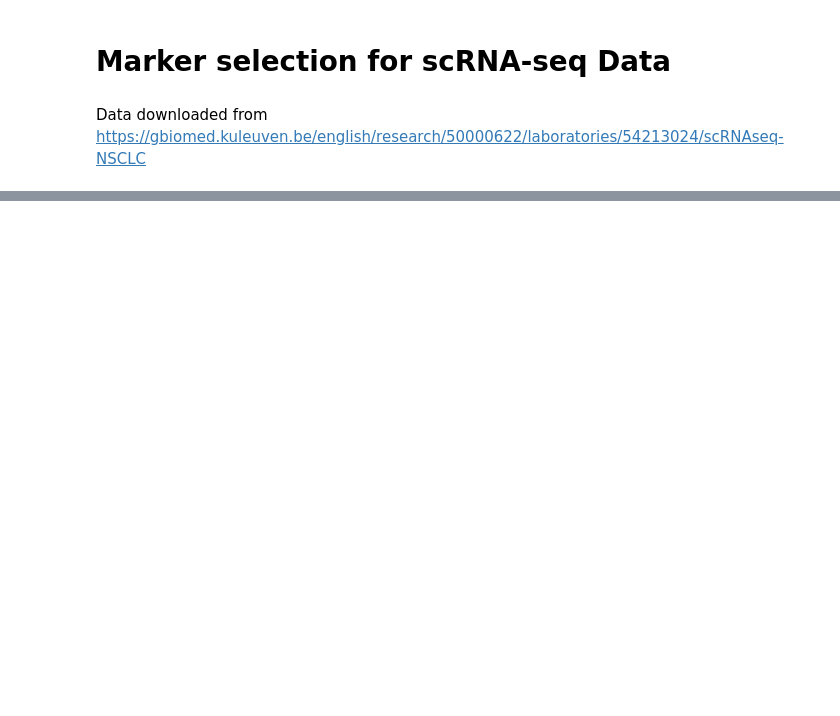
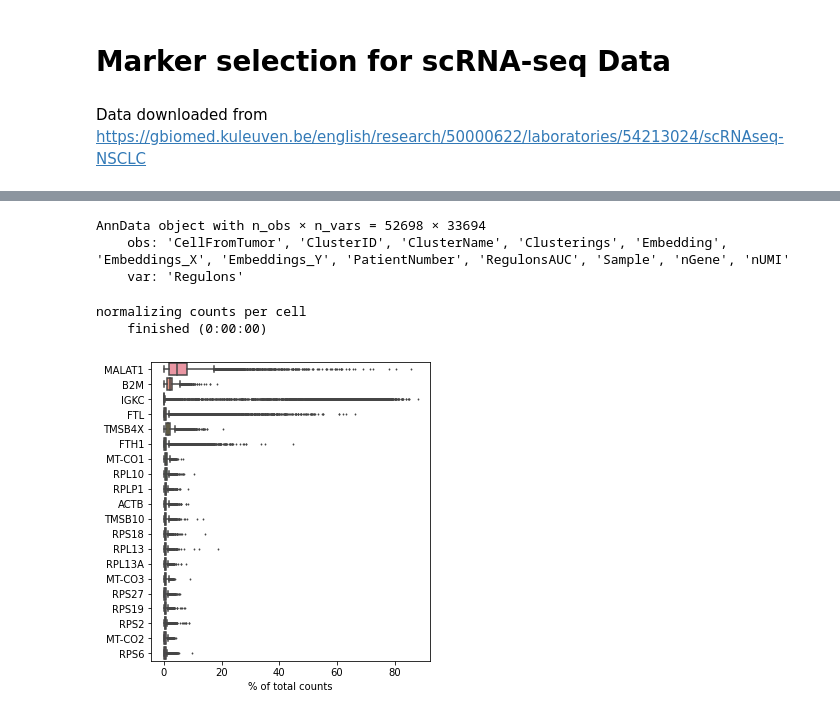
Before and after one commit to KChen-lab/SCMER, a Jupyter notebook: notebooks/Lung.ipynb, the cells around one changed output, grey strips where cells are left out. Drawn from its saved outputs; the diff is of its cells as text; code cells hidden in the pictures; blank space fills up the shorter version.

Commit message:
update analysis of lung data

```diff
--- a/notebooks/Lung.ipynb
+++ b/notebooks/Lung.ipynb
@@ -20,3 +10,15 @@ sc.pp.filter_cells(adata, min_genes=25)
+# %%
+adata
+# %% [output]
+AnnData object with n_obs × n_vars = 52698 × 33694
+    obs: 'CellFromTumor', 'ClusterID', 'ClusterName', 'Clusterings', 'Embedding', 'Embeddings_X', 'Embeddings_Y', 'PatientNumber', 'RegulonsAUC', 'Sample', 'nGene', 'nUMI'
+    var: 'Regulons'
+# %%
+sc.pl.highest_expr_genes(adata, n_top=20)
+# %% [output]
+normalizing counts per cell
+    finished (0:00:00)
+[figure, added]
 # %%
 adata.var['mt'] = adata.var_names.str.startswith('MT-')  # annotate the group of mitochondrial genes as 'mt'
 sc.pp.calculate_qc_metrics(adata, qc_vars=['mt'], percent_top=None, log1p=False, inplace=True)
```
Also changed, not shown: parts of 22 cells of this notebook.
